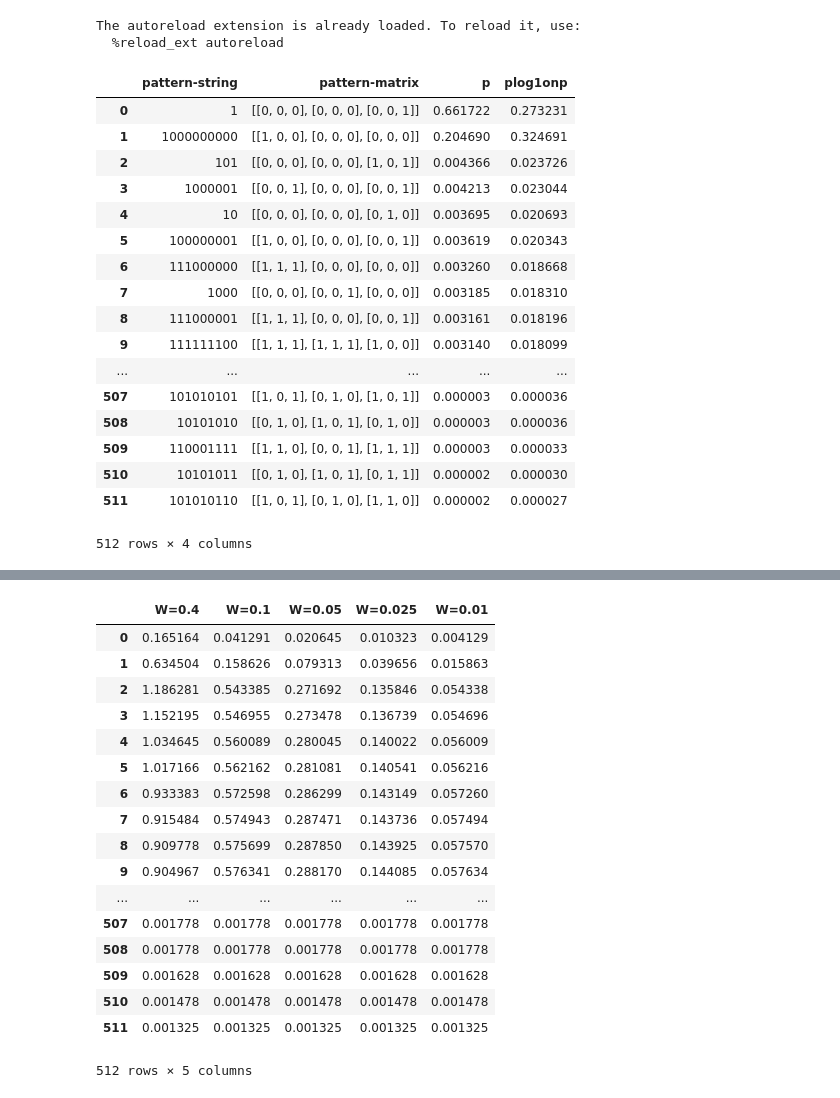
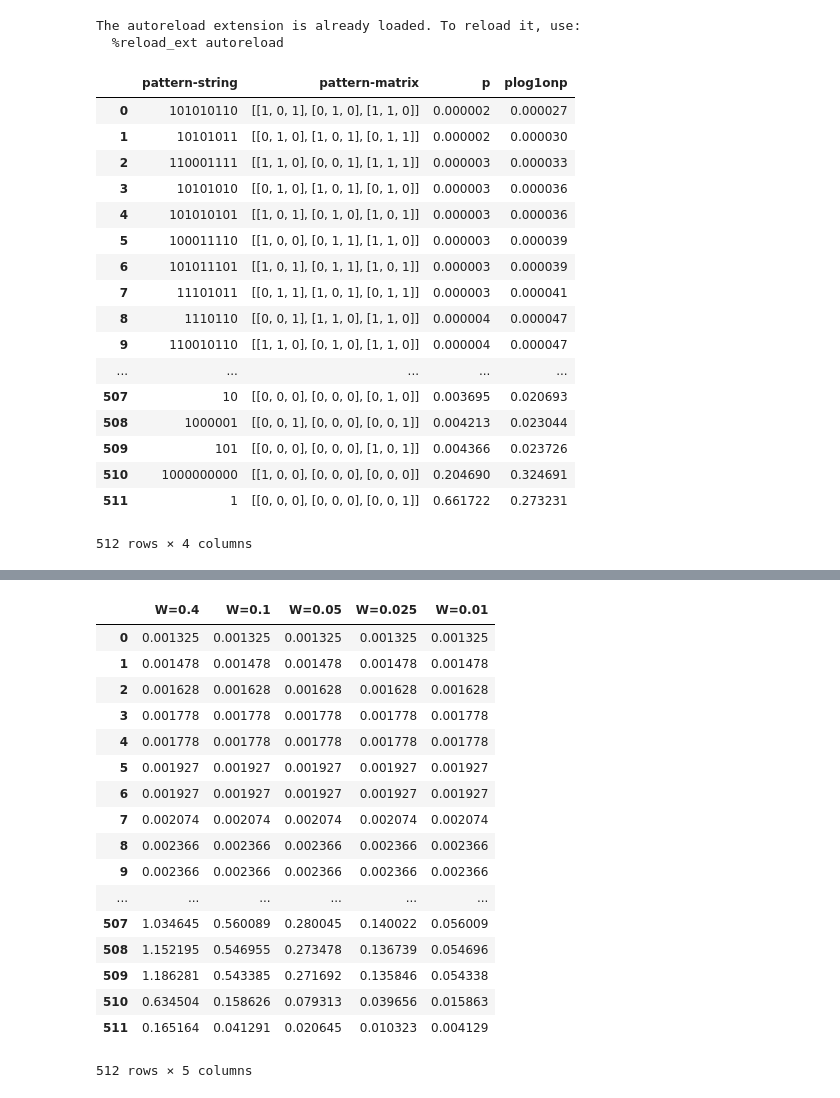
Before and after one commit to nareto/BPV, a Jupyter notebook: plot3-heuristic.ipynb, the cells around one changed output, grey strips where cells are left out. Cells and saved outputs as stored; diff of their text form; code cells hidden in the pictures.

```diff
--- a/plot3-heuristic.ipynb
+++ b/plot3-heuristic.ipynb
@@ -19,35 +19,37 @@ N=50
 Wvalues = [0.4,0.1,0.05,0.025,0.01]
 #Wvalues = [0.1]
 colnames = []
+Wdict = {}
 for W in Wvalues:
-    colnames.append('W={0}'.format(W))
+    Wdict[W] = 'W={0}'.format(W)
 df = BPV.Data()
 df.read_csv("p.delviva.csv",False)
-df.df.sort_index(by="p",inplace=True,ascending=False)
+df.df.sort_index(by="p",inplace=True,ascending=True)
 df.df.set_index(pd.Index([j for j in range(len(df.df))]), inplace=True)
+n = len(df.df)
 df.df
 # %% [output]
 |  | pattern-string | pattern-matrix | p | plog1onp |
-| 0 | 1 | [[0, 0, 0], [0, 0, 0], [0, 0, 1]] | 0.661722 | 0.273231 |
-| 1 | 1000000000 | [[1, 0, 0], [0, 0, 0], [0, 0, 0]] | 0.204690 | 0.324691 |
-| 2 | 101 | [[0, 0, 0], [0, 0, 0], [1, 0, 1]] | 0.004366 | 0.023726 |
-| 3 | 1000001 | [[0, 0, 1], [0, 0, 0], [0, 0, 1]] | 0.004213 | 0.023044 |
-| 4 | 10 | [[0, 0, 0], [0, 0, 0], [0, 1, 0]] | 0.003695 | 0.020693 |
-| 5 | 100000001 | [[1, 0, 0], [0, 0, 0], [0, 0, 1]] | 0.003619 | 0.020343 |
-| 6 | 111000000 | [[1, 1, 1], [0, 0, 0], [0, 0, 0]] | 0.003260 | 0.018668 |
-| 7 | 1000 | [[0, 0, 0], [0, 0, 1], [0, 0, 0]] | 0.003185 | 0.018310 |
-| 8 | 111000001 | [[1, 1, 1], [0, 0, 0], [0, 0, 1]] | 0.003161 | 0.018196 |
-| 9 | 111111100 | [[1, 1, 1], [1, 1, 1], [1, 0, 0]] | 0.003140 | 0.018099 |
+| 0 | 101010110 | [[1, 0, 1], [0, 1, 0], [1, 1, 0]] | 0.000002 | 0.000027 |
+| 1 | 10101011 | [[0, 1, 0], [1, 0, 1], [0, 1, 1]] | 0.000002 | 0.000030 |
+| 2 | 110001111 | [[1, 1, 0], [0, 0, 1], [1, 1, 1]] | 0.000003 | 0.000033 |
+| 3 | 10101010 | [[0, 1, 0], [1, 0, 1], [0, 1, 0]] | 0.000003 | 0.000036 |
+| 4 | 101010101 | [[1, 0, 1], [0, 1, 0], [1, 0, 1]] | 0.000003 | 0.000036 |
+| 5 | 100011110 | [[1, 0, 0], [0, 1, 1], [1, 1, 0]] | 0.000003 | 0.000039 |
+| 6 | 101011101 | [[1, 0, 1], [0, 1, 1], [1, 0, 1]] | 0.000003 | 0.000039 |
+| 7 | 11101011 | [[0, 1, 1], [1, 0, 1], [0, 1, 1]] | 0.000003 | 0.000041 |
+| 8 | 1110110 | [[0, 0, 1], [1, 1, 0], [1, 1, 0]] | 0.000004 | 0.000047 |
+| 9 | 110010110 | [[1, 1, 0], [0, 1, 0], [1, 1, 0]] | 0.000004 | 0.000047 |
 | ... | ... | ... | ... | ... |
-| 507 | 101010101 | [[1, 0, 1], [0, 1, 0], [1, 0, 1]] | 0.000003 | 0.000036 |
-| 508 | 10101010 | [[0, 1, 0], [1, 0, 1], [0, 1, 0]] | 0.000003 | 0.000036 |
-| 509 | 110001111 | [[1, 1, 0], [0, 0, 1], [1, 1, 1]] | 0.000003 | 0.000033 |
-| 510 | 10101011 | [[0, 1, 0], [1, 0, 1], [0, 1, 1]] | 0.000002 | 0.000030 |
-| 511 | 101010110 | [[1, 0, 1], [0, 1, 0], [1, 1, 0]] | 0.000002 | 0.000027 |
+| 507 | 10 | [[0, 0, 0], [0, 0, 0], [0, 1, 0]] | 0.003695 | 0.020693 |
+| 508 | 1000001 | [[0, 0, 1], [0, 0, 0], [0, 0, 1]] | 0.004213 | 0.023044 |
+| 509 | 101 | [[0, 0, 0], [0, 0, 0], [1, 0, 1]] | 0.004366 | 0.023726 |
+| 510 | 1000000000 | [[1, 0, 0], [0, 0, 0], [0, 0, 0]] | 0.204690 | 0.324691 |
+| 511 | 1 | [[0, 0, 0], [0, 0, 0], [0, 0, 1]] | 0.661722 | 0.273231 |
 512 rows × 4 columns
 # %%
 firstiter = True
-for W,col in zip(Wvalues,colnames):
+for W,col in Wdict.items():
     print("Solution for W={0}".format(W))
     prbl_pulp = BPV.BPV("pulp",df,N,W,time_solver=False)
     prbl_pulp.solve()
@@ -76,32 +78,32 @@ Entropy =  0.8743311378271711
 Cardinality =  50
 Rate =  0.293717255524
 
 Solver =  heuristic
 Entropy =  0.874331137827
 Cardinality =  50
 Rate =  0.293717255524
 -----------------------------------
 ... (44 lines left out)
 Entropy =  0.0791767816978
 Cardinality =  38
 Rate =  0.00958996814884
 -----------------------------------
 |  | W=0.4 | W=0.1 | W=0.05 | W=0.025 | W=0.01 |
-| 0 | 0.165164 | 0.041291 | 0.020645 | 0.010323 | 0.004129 |
-| 1 | 0.634504 | 0.158626 | 0.079313 | 0.039656 | 0.015863 |
-| 2 | 1.186281 | 0.543385 | 0.271692 | 0.135846 | 0.054338 |
-| 3 | 1.152195 | 0.546955 | 0.273478 | 0.136739 | 0.054696 |
-| 4 | 1.034645 | 0.560089 | 0.280045 | 0.140022 | 0.056009 |
-| 5 | 1.017166 | 0.562162 | 0.281081 | 0.140541 | 0.056216 |
-| 6 | 0.933383 | 0.572598 | 0.286299 | 0.143149 | 0.057260 |
-| 7 | 0.915484 | 0.574943 | 0.287471 | 0.143736 | 0.057494 |
-| 8 | 0.909778 | 0.575699 | 0.287850 | 0.143925 | 0.057570 |
-| 9 | 0.904967 | 0.576341 | 0.288170 | 0.144085 | 0.057634 |
+| 0 | 0.001325 | 0.001325 | 0.001325 | 0.001325 | 0.001325 |
+| 1 | 0.001478 | 0.001478 | 0.001478 | 0.001478 | 0.001478 |
+| 2 | 0.001628 | 0.001628 | 0.001628 | 0.001628 | 0.001628 |
+| 3 | 0.001778 | 0.001778 | 0.001778 | 0.001778 | 0.001778 |
+| 4 | 0.001778 | 0.001778 | 0.001778 | 0.001778 | 0.001778 |
+| 5 | 0.001927 | 0.001927 | 0.001927 | 0.001927 | 0.001927 |
+| 6 | 0.001927 | 0.001927 | 0.001927 | 0.001927 | 0.001927 |
+| 7 | 0.002074 | 0.002074 | 0.002074 | 0.002074 | 0.002074 |
+| 8 | 0.002366 | 0.002366 | 0.002366 | 0.002366 | 0.002366 |
+| 9 | 0.002366 | 0.002366 | 0.002366 | 0.002366 | 0.002366 |
 | ... | ... | ... | ... | ... | ... |
-| 507 | 0.001778 | 0.001778 | 0.001778 | 0.001778 | 0.001778 |
-| 508 | 0.001778 | 0.001778 | 0.001778 | 0.001778 | 0.001778 |
-| 509 | 0.001628 | 0.001628 | 0.001628 | 0.001628 | 0.001628 |
-| 510 | 0.001478 | 0.001478 | 0.001478 | 0.001478 | 0.001478 |
-| 511 | 0.001325 | 0.001325 | 0.001325 | 0.001325 | 0.001325 |
+| 507 | 1.034645 | 0.560089 | 0.280045 | 0.140022 | 0.056009 |
+| 508 | 1.152195 | 0.546955 | 0.273478 | 0.136739 | 0.054696 |
+| 509 | 1.186281 | 0.543385 | 0.271692 | 0.135846 | 0.054338 |
+| 510 | 0.634504 | 0.158626 | 0.079313 | 0.039656 | 0.015863 |
+| 511 | 0.165164 | 0.041291 | 0.020645 | 0.010323 | 0.004129 |
 512 rows × 5 columns
 # %%
```
Also changed, not shown: parts of 5 cells of this notebook.
